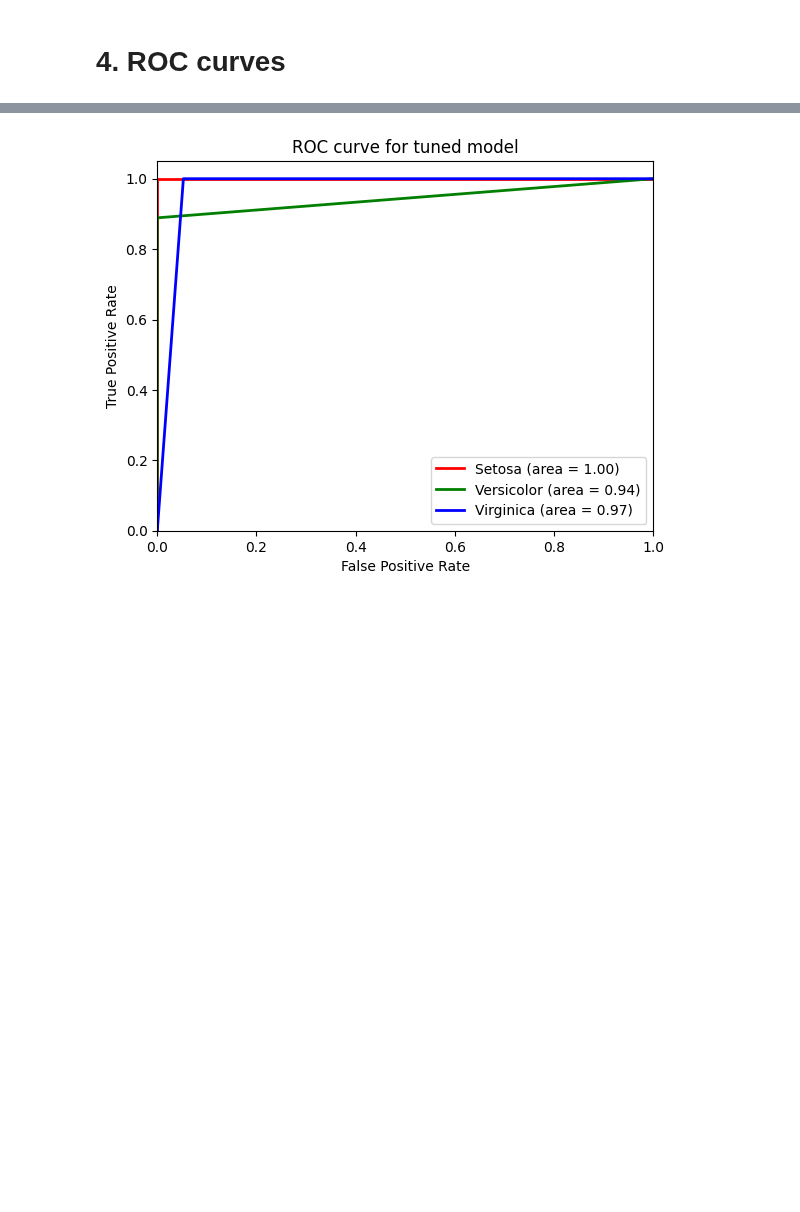
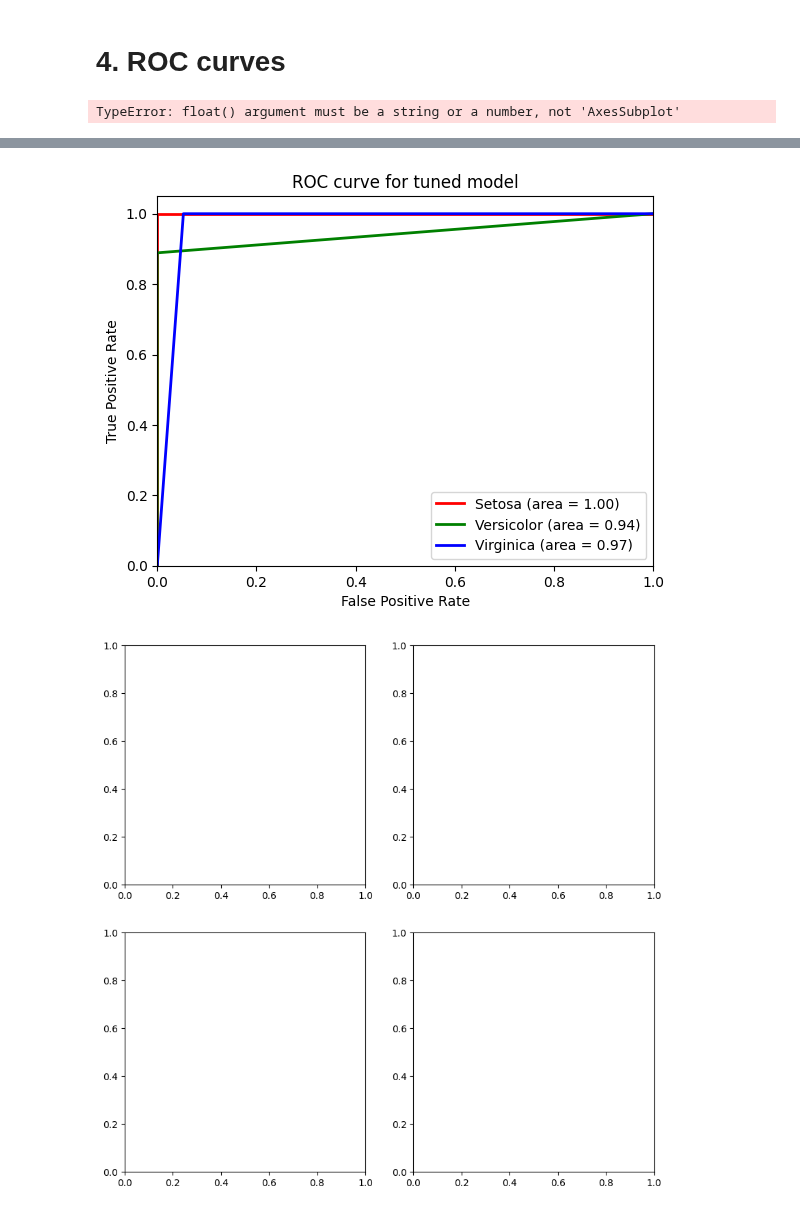
Before and after one commit to jakbtg/AAUT, a Jupyter notebook: Meo/1-tree_classification.ipynb, the cells around one changed output, grey strips where cells are left out. Drawn from its saved outputs; the diff is of its cells as text; code cells hidden in the pictures; blank space fills up the shorter version.

Commit message:
trying a different plotting solution, probably need revert

```diff
--- a/Meo/1-tree_classification.ipynb
+++ b/Meo/1-tree_classification.ipynb
@@ -397,44 +397,76 @@ def plotROC(clf, name):
     c2 = probs[:, 1]
     c3 = probs[:, 2]
     # set to 1 if probability is greater than 0.5, 0 otherwise
     c1 = np.where(c1 > 0.5, 1, 0)
     c2 = np.where(c2 > 0.5, 1, 0)
     c3 = np.where(c3 > 0.5, 1, 0)
 
     fpr1, tpr1, thresholds1 = roc_curve(y_test, c1, pos_label=0)
     fpr2, tpr2, thresholds2 = roc_curve(y_test, c2, pos_label=1)
     fpr3, tpr3, thresholds3 = roc_curve(y_test, c3, pos_label=2)
     roc_auc1 = auc(fpr1, tpr1)
     roc_auc2 = auc(fpr2, tpr2)
     roc_auc3 = auc(fpr3, tpr3)
 
-    plt.figure()
-    plt.plot(fpr1, tpr1, color='red', lw=2, label='Setosa (area = %0.2f)' % roc_auc1)
-    plt.plot(fpr2, tpr2, color='green', lw=2, label='Versicolor (area = %0.2f)' % roc_auc2)
-    plt.plot(fpr3, tpr3, color='blue', lw=2, label='Virginica (area = %0.2f)' % roc_auc3)
-    plt.xlim([0.0, 1.0])
-    plt.ylim([0.0, 1.05])
-    plt.xlabel('False Positive Rate')
-    plt.ylabel('True Positive Rate')
-    plt.title(f'ROC curve for {name}')
-    plt.legend(loc="lower right")
+    # plot ROC curves creating one axis
+    fig, ax = plt.subplots()
+    ax.plot(fpr1, tpr1, color='red', lw=2, label='Setosa (area = %0.2f)' % roc_auc1)
+    ax.plot(fpr2, tpr2, color='green', lw=2, label='Versicolor (area = %0.2f)' % roc_auc2)
+    ax.plot(fpr3, tpr3, color='blue', lw=2, label='Virginica (area = %0.2f)' % roc_auc3)
+    ax.set_xlim([0.0, 1.0])
+    ax.set_ylim([0.0, 1.05])
+    ax.set_xlabel('False Positive Rate')
+    ax.set_ylabel('True Positive Rate')
+    ax.set_title(f'ROC curve for {name}')
+    ax.legend(loc="lower right")
+    return ax
+
+    # plt.figure()
+    # plt.plot(fpr1, tpr1, color='red', lw=2, label='Setosa (area = %0.2f)' % roc_auc1)
+    # plt.plot(fpr2, tpr2, color='green', lw=2, label='Versicolor (area = %0.2f)' % roc_auc2)
+    # plt.plot(fpr3, tpr3, color='blue', lw=2, label='Virginica (area = %0.2f)' % roc_auc3)
+    # plt.xlim([0.0, 1.0])
+    # plt.ylim([0.0, 1.05])
+    # plt.xlabel('False Positive Rate')
+    # plt.ylabel('True Positive Rate')
+    # plt.title(f'ROC curve for {name}')
+    # plt.legend(loc="lower right")
+    # plt.show()
+
+def create_figure():
+    original = plotROC(original_clf, 'original model')
+    inflated = plotROC(inflated_clf, 'inflated model')
+    weighted = plotROC(weighted_clf, 'weighted model')
+    tuned = plotROC(tuned_clf, 'tuned model')
+
+    fig, axes = plt.subplots(2, 2, figsize=(10, 10))
+    axes[0, 0].plot(original)
+    axes[0, 1].plot(inflated)
+    axes[1, 0].plot(weighted)
+    axes[1, 1].plot(tuned)
+    fig.tight_layout()
     plt.show()
 
 
 
+
 # plot ROC curves for original model
-plotROC(original_clf, 'original model')
+# plotROC(original_clf, 'original model')
 
 # plot ROC curves for inflated model
-plotROC(inflated_clf, 'inflated model')
+# plotROC(inflated_clf, 'inflated model')
 
 # plot ROC curves for weighted model
-plotROC(weighted_clf, 'weighted model')
+# plotROC(weighted_clf, 'weighted model')
 
 # plot ROC curves for tuned model
-plotROC(tuned_clf, 'tuned model')
+# plotROC(tuned_clf, 'tuned model')
+
+create_figure()
 # %% [output]
+TypeError: float() argument must be a string or a number, not 'AxesSubplot'
 [figure]
 [figure]
 [figure]
 [figure]
+[figure, added]
```
